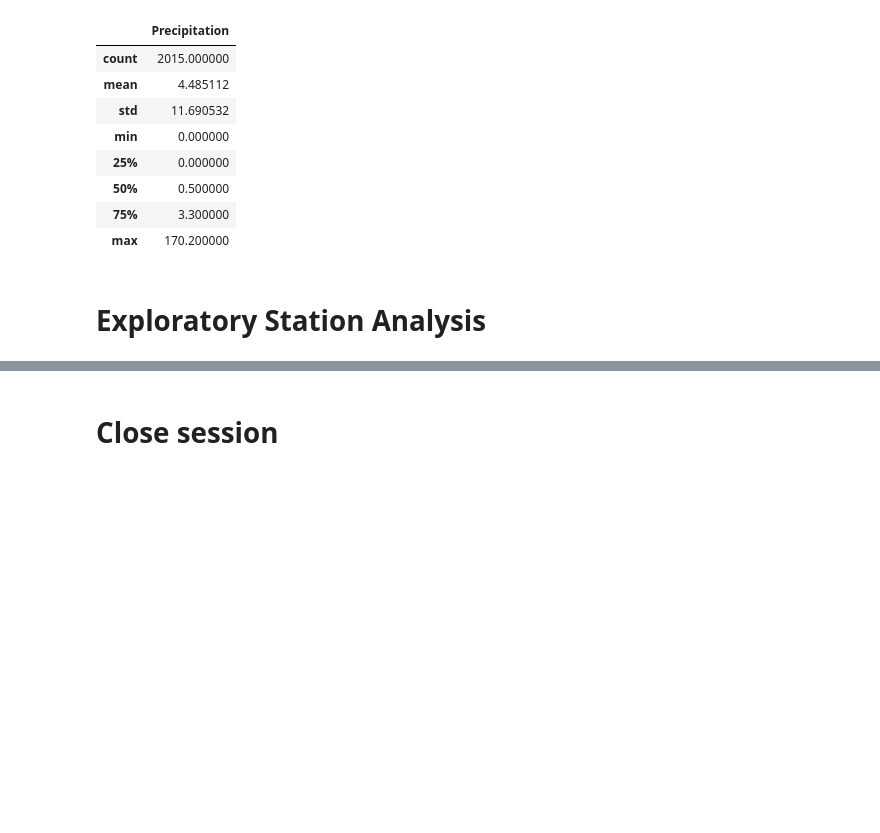
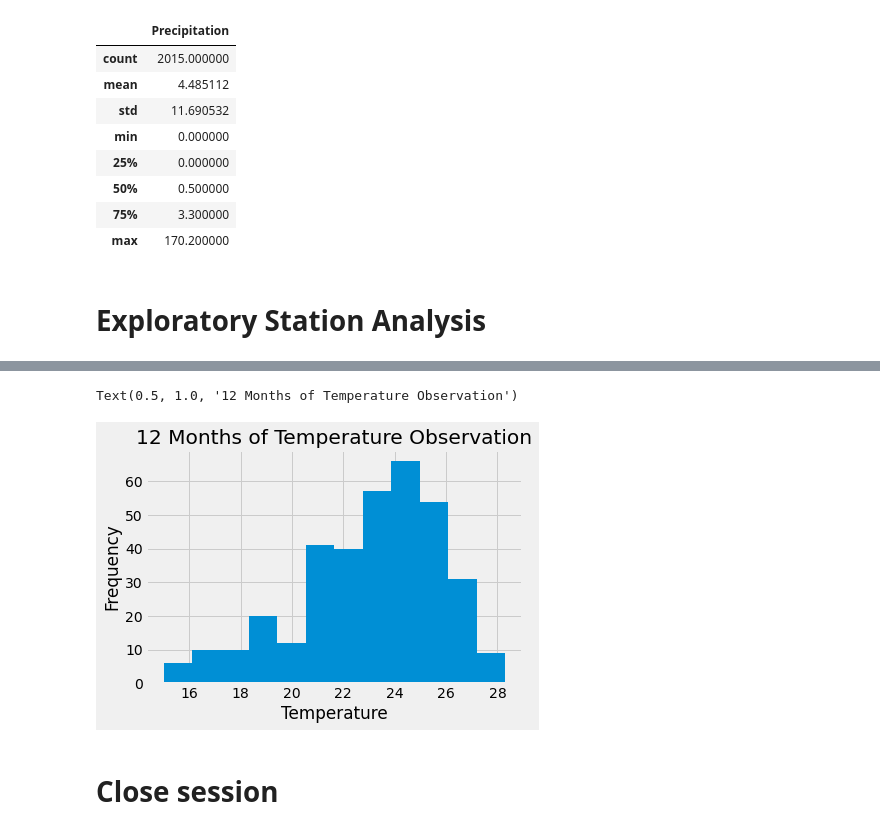
Before and after one commit to joshmartin33/sqlalchemy-challenge, a Jupyter notebook: SurfsUp/climate_starter.ipynb, the cells around one changed output, grey strips where cells are left out. Drawn from its saved outputs; the diff is of its cells as text; code cells hidden in the pictures; blank space fills up the shorter version.

Commit message:
Completed Station Analysis + commented and cleaned code

```diff
--- a/SurfsUp/climate_starter.ipynb
+++ b/SurfsUp/climate_starter.ipynb
@@ -134,0 +180,14 @@ prcp_df.describe()
+# %%
+# Query the last 12 months of temperature observation data for station ID USC00519281
+year_query_data_station = session.query(Measurement.date, Measurement.tobs)\
+                        .filter(Measurement.station == "USC00519281")\
+                        .filter(Measurement.date > '2016-08-18')\
+                        .filter(Measurement.date <= '2017-08-18')\
+                        .order_by(Measurement.date)\
+                        .all()
+
+# Putting queried data into a Pandas DataFrame
+frequent_station_df = pd.DataFrame(year_query_data_station, columns=["Date", "tobs"])
+
+# Print head
+frequent_station_df.head(5)
@@ -135,3 +201,13 @@ prcp_df.describe()
+# %%
+# Using the most active station id
+# plot the results as a histogram
+frequent_station_df.hist(column="tobs", grid=True, bins=12)
+plt.ylabel("Frequency")
+plt.xlabel("Temperature")
+plt.title("12 Months of Temperature Observation")
+# %% [output]
+Text(0.5, 1.0, '12 Months of Temperature Observation')
+[figure, added]
 # %% [markdown]
 # Close session
 # %%
```
Also changed, not shown: parts of 14 cells of this notebook.
